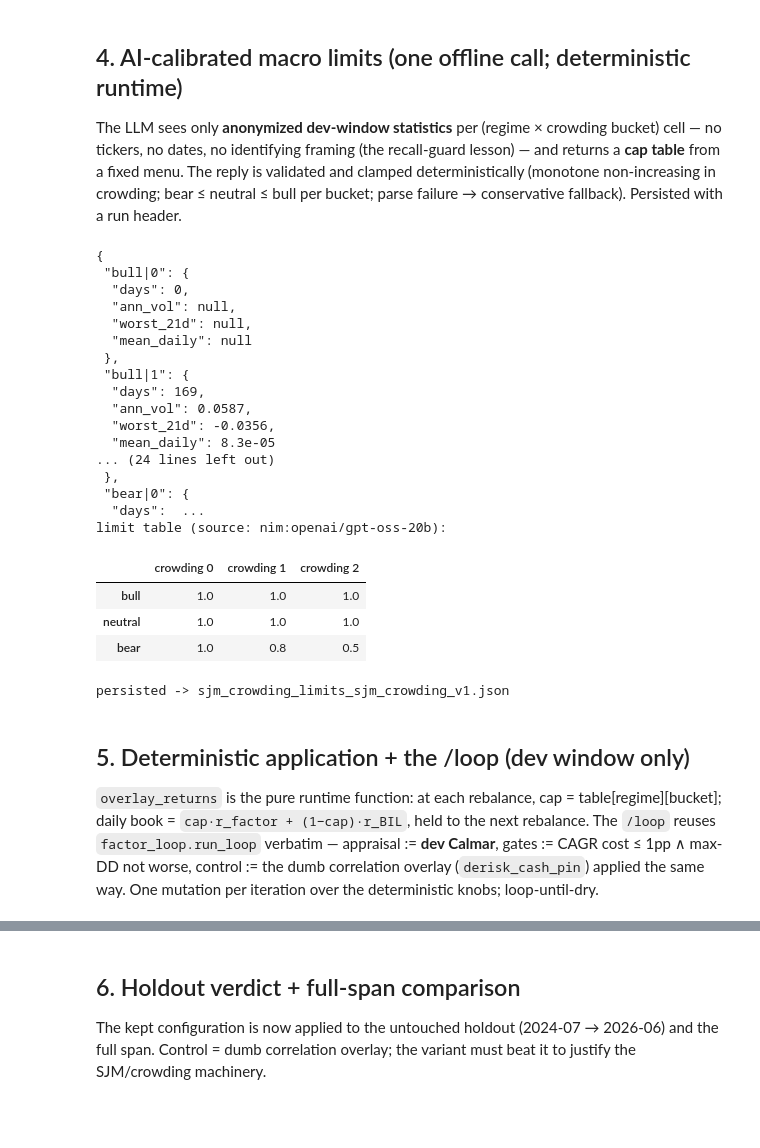
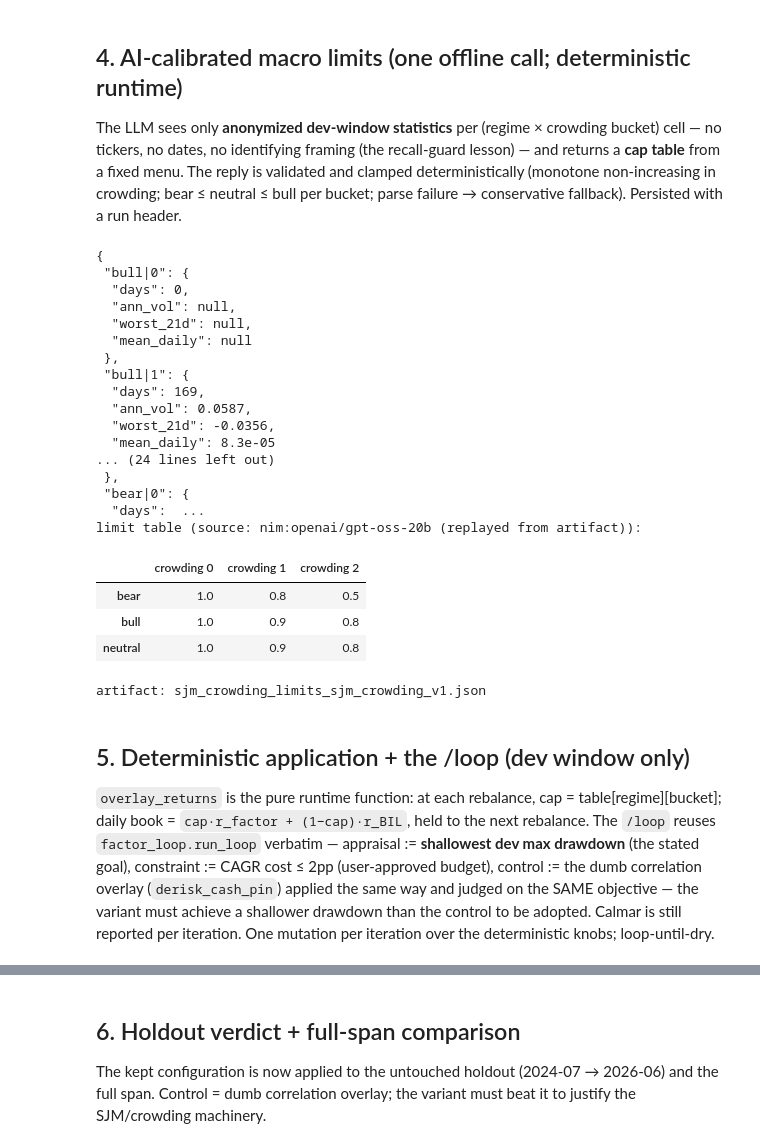
Before and after one commit to norandom/Global_Macro_AI_Factors, a Jupyter notebook: notebooks/17_sjm_crowding_derisk.ipynb, the cells around one changed output, grey strips where cells are left out. Saved outputs shown, nothing was run; the diff lists cells and outputs as text; code cells hidden in the pictures; blank space fills up the shorter version.

```diff
--- a/notebooks/17_sjm_crowding_derisk.ipynb
+++ b/notebooks/17_sjm_crowding_derisk.ipynb
@@ -193,72 +193,80 @@ def _clamp_table(t):
         out[rlab] = row
     for b in (0, 1, 2):                                              # bear <= neutral <= bull
         out[NEUTRAL][b] = min(out[NEUTRAL][b], out[BULL][b])
         out[BEAR][b] = min(out[BEAR][b], out[NEUTRAL][b])
     return out
 
 import os
 from dotenv import load_dotenv
 load_dotenv(Path.cwd().parent / ".env")
-ai_source = "fallback"
-try:
-    from openai import OpenAI
-    client = OpenAI(base_url="https://integrate.api.nvidia.com/v1", api_key=os.environ["NVIDIA_API_KEY"].strip())
-    prompt = (
-        "You are a risk officer for an anonymized multi-asset book. Three market regimes exist "
-        "(bull, neutral, bear — from a statistical trend model) and three market-concentration buckets "
-        "(0=dispersed, 1=mid, 2=concentrated/crowded — from an absorption-ratio signal). Historical daily "
-        "statistics of the book per cell (regime|bucket): " + json.dumps(cell_stats) + ". "
-        "Choose a maximum risky-exposure cap for EACH of the 9 cells from the menu " + str(MENU) + ". "
-        "Rules: caps must be non-increasing as the concentration bucket rises; bear caps <= neutral caps <= bull caps "
-        "per bucket; de-risk decisively where realized tails are worst, keep caps at 1.0 where evidence is benign. "
-        "Reply with ONLY a JSON object: {\"bull\": {\"0\": x, \"1\": x, \"2\": x}, \"neutral\": {...}, \"bear\": {...}}"
-    )
-    resp = client.chat.completions.create(model="openai/gpt-oss-20b",
-        messages=[{"role": "user", "content": prompt}], max_tokens=2048, temperature=0)
-    txt = resp.choices[0].message.content.strip()
-    txt = txt[txt.find("{"): txt.rfind("}") + 1]
-    limits = _clamp_table(json.loads(txt))
-    ai_source = "nim:openai/gpt-oss-20b"
-except Exception as e:  # noqa: BLE001 — offline/parse failure falls back deterministically
-    print(f"AI call unavailable ({type(e).__name__}: {e}); using fallback table")
-    limits = _clamp_table({k: {str(b): v for b, v in row.items()} for k, row in FALLBACK.items()})
+
+out_path = DATA / f"sjm_crowding_limits_{RUN_ID}.json"
+if out_path.exists():
+    # REPRODUCIBILITY: the persisted table is authoritative — the LLM is only called once
+    # per RUN_ID; re-executions replay the artifact (the R8.4 replay discipline).
+    artifact = json.loads(out_path.read_text())
+    limits = {k: {int(b): v for b, v in row.items()} for k, row in artifact["limits"].items()}
+    ai_source = artifact["run_header"]["source"] + " (replayed from artifact)"
+else:
+    ai_source = "fallback"
+    try:
+        from openai import OpenAI
+        client = OpenAI(base_url="https://integrate.api.nvidia.com/v1", api_key=os.environ["NVIDIA_API_KEY"].strip())
+        prompt = (
+            "You are a risk officer for an anonymized multi-asset book. Three market regimes exist "
+            "(bull, neutral, bear — from a statistical trend model) and three market-concentration buckets "
+            "(0=dispersed, 1=mid, 2=concentrated/crowded — from an absorption-ratio signal). Historical daily "
+            "statistics of the book per cell (regime|bucket): " + json.dumps(cell_stats) + ". "
+            "Choose a maximum risky-exposure cap for EACH of the 9 cells from the menu " + str(MENU) + ". "
+            "Rules: caps must be non-increasing as the concentration bucket rises; bear caps <= neutral caps <= bull caps "
+            "per bucket; de-risk decisively where realized tails are worst, keep caps at 1.0 where evidence is benign. "
+            'Reply with ONLY a JSON object: {"bull": {"0": x, "1": x, "2": x}, "neutral": {...}, "bear": {...}}'
+        )
+        resp = client.chat.completions.create(model="openai/gpt-oss-20b",
+            messages=[{"role": "user", "content": prompt}], max_tokens=2048, temperature=0)
+        txt = resp.choices[0].message.content.strip()
+        txt = txt[txt.find("{"): txt.rfind("}") + 1]
+        limits = _clamp_table(json.loads(txt))
+        ai_source = "nim:openai/gpt-oss-20b"
+    except Exception as e:  # noqa: BLE001 — offline/parse failure falls back deterministically
+        print(f"AI call unavailable ({type(e).__name__}: {e}); using fallback table")
+        limits = _clamp_table({k: {str(b): v for b, v in row.items()} for k, row in FALLBACK.items()})
+    artifact = {"run_header": {"run_id": RUN_ID, "source": ai_source,
+                               "dev_window": [str(dev_ret.index[0].date()), str(DEV_END.date())],
+                               "menu": MENU, "cell_stats": cell_stats},
+                "limits": {k: {str(b): v for b, v in row.items()} for k, row in limits.items()}}
+    out_path.write_text(json.dumps(artifact, indent=2, sort_keys=True))
 
 print(f"limit table (source: {ai_source}):")
 display(pd.DataFrame(limits).T.rename(columns=lambda b: f"crowding {b}"))
-
-artifact = {"run_header": {"run_id": RUN_ID, "source": ai_source, "dev_window": [str(dev_ret.index[0].date()), str(DEV_END.date())],
-                          "menu": MENU, "cell_stats": cell_stats}, "limits": {k: {str(b): v for b, v in row.items()} for k, row in limits.items()}}
-out_path = DATA / f"sjm_crowding_limits_{RUN_ID}.json"
-if not out_path.exists():
-    out_path.write_text(json.dumps(artifact, indent=2, sort_keys=True))
-print(f"persisted -> {out_path.name}")
+print(f"artifact: {out_path.name}")
 # %% [output]
 {
  "bull|0": {
   "days": 0,
   "ann_vol": null,
   "worst_21d": null,
   "mean_daily": null
  },
  "bull|1": {
   "days": 169,
   "ann_vol": 0.0587,
   "worst_21d": -0.0356,
   "mean_daily": 8.3e-05
 ... (24 lines left out)
  },
  "bear|0": {
   "days":  ...
-limit table (source: nim:openai/gpt-oss-20b):
+limit table (source: nim:openai/gpt-oss-20b (replayed from artifact)):
 |  | crowding 0 | crowding 1 | crowding 2 |
-| bull | 1.0 | 1.0 | 1.0 |
-| neutral | 1.0 | 1.0 | 1.0 |
 | bear | 1.0 | 0.8 | 0.5 |
+| bull | 1.0 | 0.9 | 0.8 |
+| neutral | 1.0 | 0.9 | 0.8 |
-persisted -> sjm_crowding_limits_sjm_crowding_v1.json
+artifact: sjm_crowding_limits_sjm_crowding_v1.json
 # %% [markdown]
 ## 5. Deterministic application + the /loop (dev window only)
 
-`overlay_returns` is the pure runtime function: at each rebalance, cap = table[regime][bucket]; daily book = `cap·r_factor + (1−cap)·r_BIL`, held to the next rebalance. The `/loop` reuses `factor_loop.run_loop` verbatim — appraisal := **dev Calmar**, gates := CAGR cost ≤ 1pp ∧ max-DD not worse, control := the dumb correlation overlay (`derisk_cash_pin`) applied the same way. One mutation per iteration over the deterministic knobs; loop-until-dry.
+`overlay_returns` is the pure runtime function: at each rebalance, cap = table[regime][bucket]; daily book = `cap·r_factor + (1−cap)·r_BIL`, held to the next rebalance. The `/loop` reuses `factor_loop.run_loop` verbatim — appraisal := **shallowest dev max drawdown** (the stated goal), constraint := CAGR cost ≤ 2pp (user-approved budget), control := the dumb correlation overlay (`derisk_cash_pin`) applied the same way and judged on the SAME objective — the variant must achieve a shallower drawdown than the control to be adopted. Calmar is still reported per iteration. One mutation per iteration over the deterministic knobs; loop-until-dry.
 # %%
 def cagr(v): return float((v.iloc[-1] / v.iloc[0]) ** (365.25 / max((v.index[-1] - v.index[0]).days, 1)) - 1)
 def maxdd(v): return float((v / v.cummax() - 1).min())
```
Also changed, not shown: parts of 5 cells of this notebook, 2 other files.
